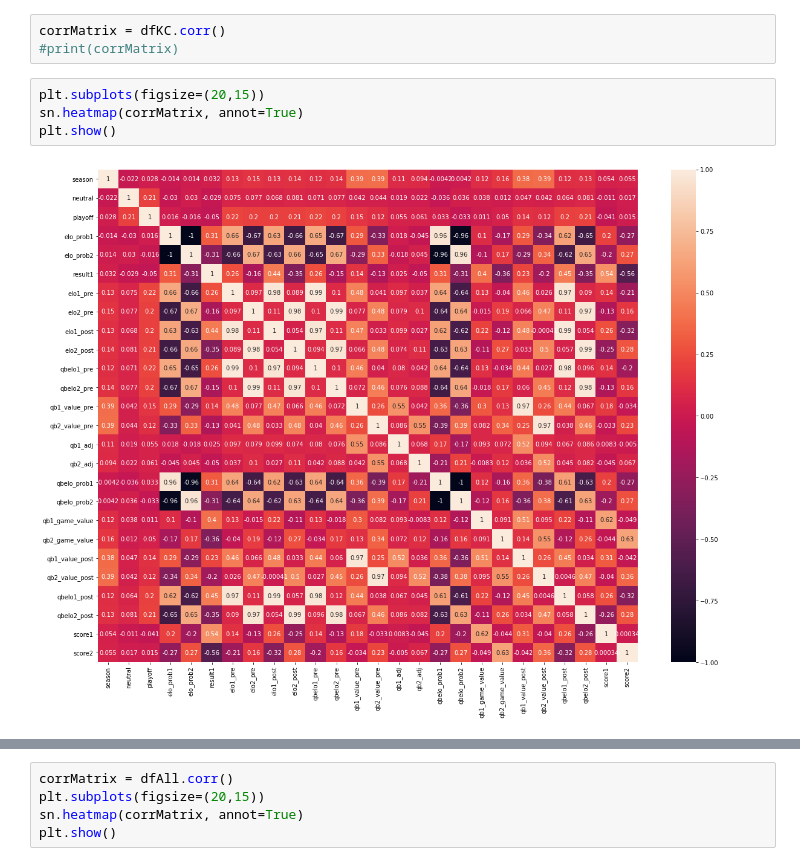
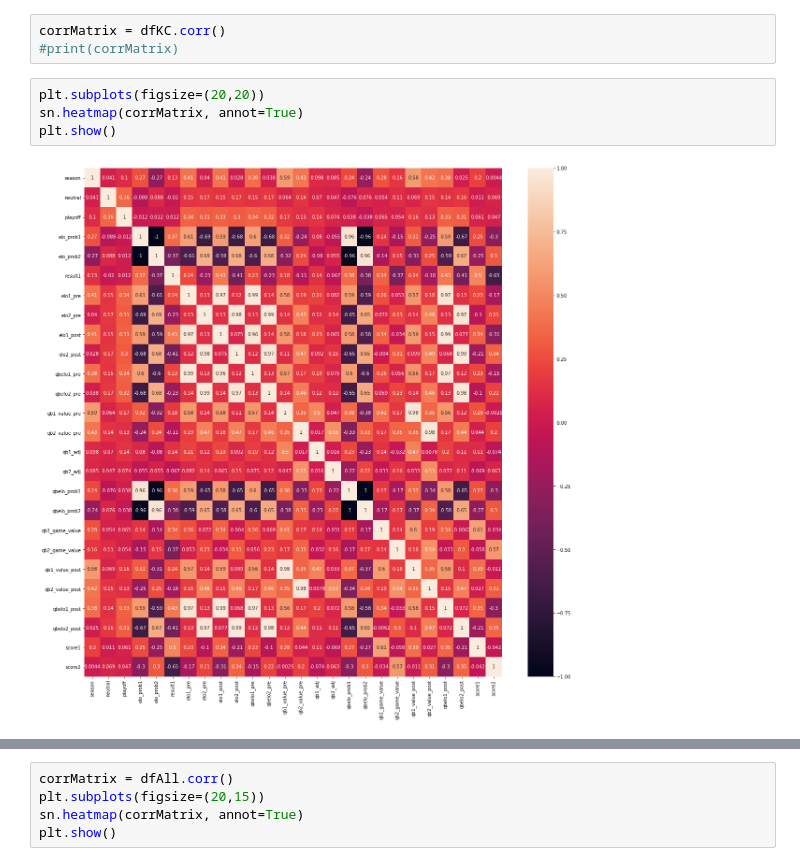
Before and after one commit to anissakhan/731-Project-4-Khan, a Jupyter notebook: Notebooks/731-Project4.ipynb, the cells around one changed output, grey strips where cells are left out. Drawn from its saved outputs; the diff is of its cells as text.

```diff
--- a/Notebooks/731-Project4.ipynb
+++ b/Notebooks/731-Project4.ipynb
@@ -242,8 +239,8 @@ dfKC
 corrMatrix = dfKC.corr()
 #print(corrMatrix)
 # %%
-plt.subplots(figsize=(20,15))
+plt.subplots(figsize=(20,20))
 sn.heatmap(corrMatrix, annot=True)
 plt.show()
 # %% [output]
-[figure, old version]
+[figure, new version]
```
Also changed, not shown: parts of 12 cells of this notebook.
